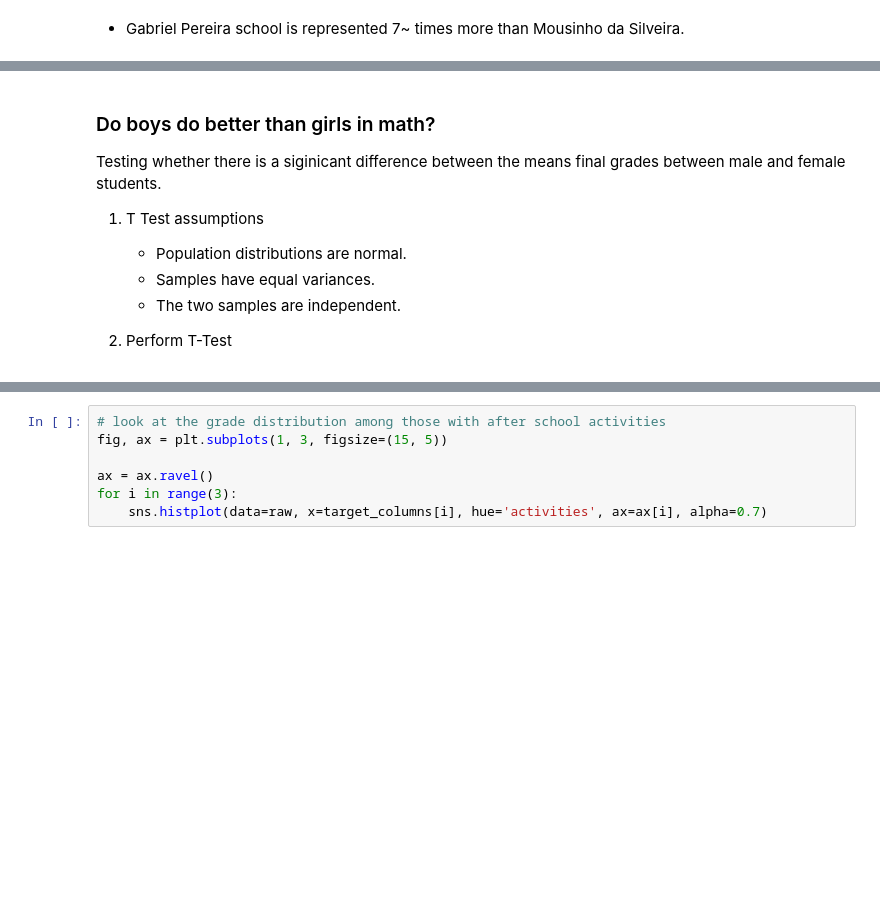
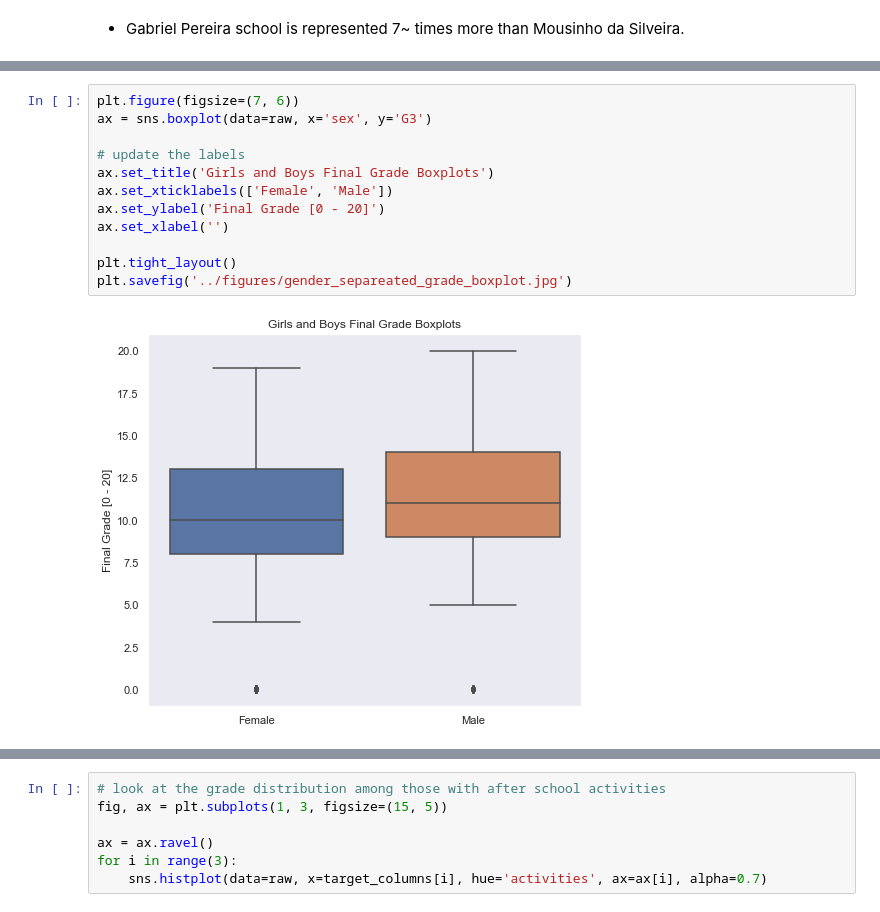
Before and after one commit to Gal-Gilor/Student-Performance-Estimation, a Jupyter notebook: notebooks/exploratory_notebook.ipynb, the cells around one changed output, grey strips where cells are left out. Saved outputs shown, nothing was run; the diff lists cells and outputs as text; blank space fills up the shorter version.

```diff
--- a/notebooks/exploratory_notebook.ipynb
+++ b/notebooks/exploratory_notebook.ipynb
@@ -182,12 +200,14 @@ plt.tight_layout()
-# %% [markdown]
-### Do boys do better than girls in math?
-
-Testing whether there is a siginicant difference between the means final grades between male and female students.
-
-1. T Test assumptions
-    - Population distributions are normal.
-    - Samples have equal variances.
-    - The two samples are independent.
-
-
-2. Perform T-Test
+# %%
+plt.figure(figsize=(7, 6))
+ax = sns.boxplot(data=raw, x='sex', y='G3')
+
+# update the labels
+ax.set_title('Girls and Boys Final Grade Boxplots')
+ax.set_xticklabels(['Female', 'Male'])
+ax.set_ylabel('Final Grade [0 - 20]')
+ax.set_xlabel('')
+
+plt.tight_layout()
+plt.savefig('../figures/gender_separeated_grade_boxplot.jpg')
+# %% [output]
+[figure, added]
```
Also changed, not shown: parts of 28 cells of this notebook, 2 other files.
